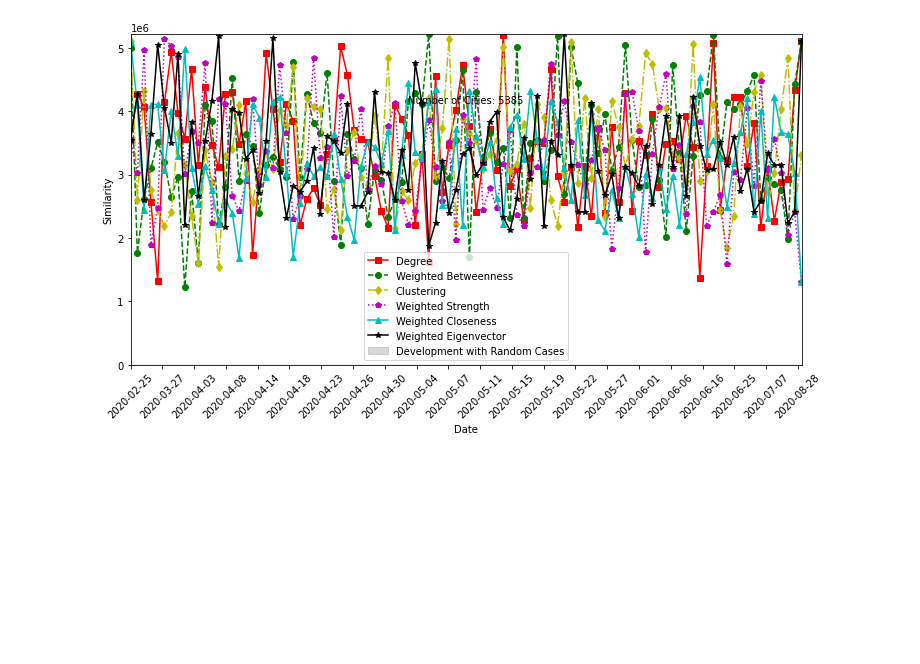
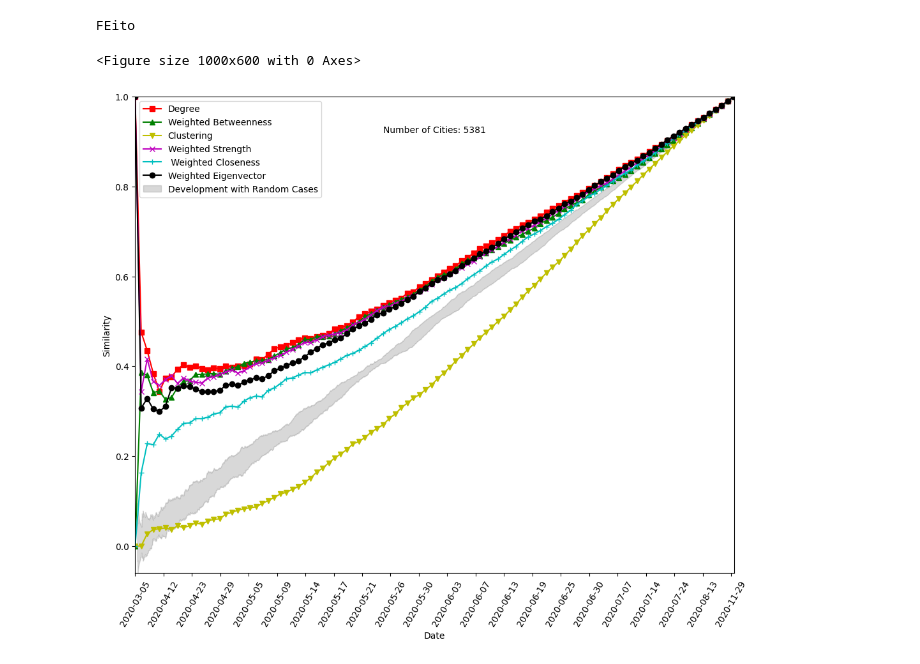
Before and after one commit to Romz16/Mob_COVID_project, a Jupyter notebook: Collection_Comparison.ipynb, the cells around one changed output. Saved outputs shown, nothing was run; the diff lists cells and outputs as text; code cells hidden in the pictures; blank space fills up the shorter version.

```diff
--- a/Collection_Comparison.ipynb
+++ b/Collection_Comparison.ipynb
@@ -5,10 +5,11 @@ import pandas as pd
 import matplotlib.pyplot as plt
 import numpy as np
 import random
+import csv
 from matplotlib import rc
 # Open the GraphML file and create a Graph object from it
 graph = Graph.Read_GraphML("Datas/networks/grafo_Peso_Geral.GraphML")
-min_cases = [1]
+min_cases = list(range(1, 61))
 boolQ= True
 # Initialize lists to store average similarity values for each column
 degrees_integral = []
@@ -17,6 +18,8 @@ clustering_integral = []
 strength_integral = []
 closeness_w_integral = []
 eignv_w_integral = []
+Random_mean_integral = []
+Random_std_integral = []
 
 degrees_avg = []
 betweenness_avg = []
@@ -105,10 +108,8 @@ def compare_random(metrics_matrix):
         col2_elements = set(metrics_matrix[:i, 0].astype(float))
         intersection = col1_elements.intersection(col2_elements)
         similarity_percentage = (len(intersection) / len(col1_elements))
-
         result.append(similarity_percentage)
     return result
-
 
 def compare_columns(metrics_matrix, col_idx):
     # Select the columns from the matrices
@@ -119,7 +120,6 @@ def compare_columns(metrics_matrix, col_idx):
         col1_elements = set(Id_matrix_covid[:i])
 
         col2_elements = set(aux[:i, 0].astype(float))
-
         intersection = col1_elements.intersection(col2_elements)
         similarity_percentage = (len(intersection) / len(col1_elements))
 
@@ -127,12 +127,16 @@ def compare_columns(metrics_matrix, col_idx):
     return result
 
 def calculate_random_metric_averages(data_matrix):
+
     Mselected_data = data_matrix.copy()
-    np.random.shuffle(Mselected_data)
+    # Extraia a segunda coluna (coluna 'geocode')
+    # Embaralhe a lista de geocodes
+    for _ in range(10):
+        np.random.shuffle(Mselected_data)
+    # Atualize a segunda coluna com os geocodes embaralhados
     similarity = compare_random(Mselected_data)
     result_data = {
-        "Similarity": similarity,
-        "date":matrix_covid_dates}
+        "Similarity": similarity}
     result_date_df = pd.DataFrame(result_data)
     result_date_df['id'] = range(1, len(result_date_df) + 1)
     excel_name = "random_metric_averages.xlsx"
@@ -238,58 +253,63 @@ if len(min_cases)>1:
         covidID_list = filter_records2(metrics_list,covidID_list)
         metrics_matrix = np.array(metrics_list, dtype=float)
         covid_matrix = np.array(covidID_list)
-    # Receive the size of the metrics matrix to match the size of the matrices
+        # Receive the size of the metrics matrix to match the size of the matrices
         matrix_size = len(metrics_matrix)
-        #matrix_size = 100
         matrix_covid_dates = covid_matrix[:matrix_size, 0]
         Id_matrix_covid = covid_matrix[:matrix_size, 1].astype(float)
-        result_list = [calculate_random_metric_averages(metrics_matrix) for _ in range(10)]
+        result_list = [calculate_random_metric_averages(metrics_matrix) for _ in range(500)]
         combined_table = pd.concat(result_list)
+        mean_table = combined_table.groupby('id').mean()
+        std_table = combined_table.groupby('id').std()
         # Calculate the similarity percentage for each metric
         degrees_similarity = compare_columns(metrics_matrix, 1)
         betweenness_similarity = compare_columns(metrics_matrix, 2)
         clustering_similarity = compare_columns(metrics_matrix, 3)
         strength_similarity = compare_columns(metrics_matrix, 4)
         closeness_w_similarity = compare_columns(metrics_matrix, 5)
         eignv_w_similarity = compare_columns(metrics_matrix, 6)
-
-        # Calculate the accumulated area under each curve
+        #Calculate the accumulated area under each curve
         degrees_integral.append(np.trapz(degrees_similarity, dx=1))
         betweenness_integral.append(np.trapz(betweenness_similarity, dx=1))
         clustering_integral.append(np.trapz(clustering_similarity, dx=1))
         strength_integral.append(np.trapz(strength_similarity, dx=1))
         closeness_w_integral.append(np.trapz(closeness_w_similarity, dx=1))
         eignv_w_integral.append(np.trapz(eignv_w_similarity, dx=1))
+        Random_mean_integral.append(np.trapz(mean_table,dx=1))
+        Random_std_integral.append(np.trapz(std_table,dx=1))
        # Calculate average similarity values for each column
-        degrees_avg.append(np.mean(degrees_similarity))
-        betweenness_avg.append(np.mean(betweenness_similarity))
-        clustering_avg.append(np.mean(clustering_similarity))
-        strength_avg.append(np.mean(strength_similarity))
-        closeness_w_avg.append(np.mean(closeness_w_similarity))
-        eignv_w_avg.append(np.mean(eignv_w_similarity))
+        # degrees_avg.append(np.mean(degrees_similarity))
+        # betweenness_avg.append(np.mean(betweenness_similarity))
+        # clustering_avg.append(np.mean(clustering_similarity))
+        # strength_avg.append(np.mean(strength_similarity))
+        # closeness_w_avg.append(np.mean(closeness_w_similarity))
+        # eignv_w_avg.append(np.mean(eignv_w_similarity))
     graph_plot_minimum_casesXMedia()
 else:
     # Receive lists with filtered IDs
     covidID_list = filter_cases("Datas/Pre-processed/cases-brazil-cities-time_2020.csv", min_cases[0])
     metrics_list = filter_records(get_matrix(), covidID_list)
     covidID_list = filter_records2(metrics_list,covidID_list)
     metrics_matrix = np.array(metrics_list, dtype=float)
     covid_matrix = np.array(covidID_list)
-    # Receive the size of the metrics matrix to match the size of the matrices
+    #Receive the size of the metrics matrix to match the size of the matrices
     matrix_size = len(metrics_matrix)
-    #matrix_size = 100
+    #matrix_size = 10
     matrix_covid_dates = covid_matrix[:matrix_size, 0]
     Id_matrix_covid = covid_matrix[:matrix_size, 1].astype(float)
-    result_list = [calculate_random_metric_averages(metrics_matrix) for _ in range(10)]
+    result_list = [calculate_random_metric_averages(Id_matrix_covid) for _ in range(400)]
     combined_table = pd.concat(result_list)
     # Calculate the similarity percentage for each metric
-    degrees_similarity = metrics_matrix[:, 0][metrics_matrix[:, 1].argsort()[::-1]]
-    betweenness_similarity = metrics_matrix[:, 0][metrics_matrix[:, 2].argsort()[::-1]]
-    clustering_similarity = metrics_matrix[:, 0][metrics_matrix[:, 3].argsort()[::-1]]
-    strength_similarity = metrics_matrix[:, 0][metrics_matrix[:, 4].argsort()[::-1]]
-    closeness_w_similarity = metrics_matrix[:, 0][metrics_matrix[:, 5].argsort()[::-1]]
-    eignv_w_similarity = metrics_matrix[:, 0][metrics_matrix[:, 6].argsort()[::-1]]
-graph_plot_DateXMetrics(255,min_cases[0],matrix_size)
+    degrees_similarity = compare_columns(metrics_matrix, 1)
+    betweenness_similarity = compare_columns(metrics_matrix, 2)
+    clustering_similarity = compare_columns(metrics_matrix, 3)
+    strength_similarity = compare_columns(metrics_matrix, 4)
+    closeness_w_similarity = compare_columns(metrics_matrix, 5)
+    eignv_w_similarity = compare_columns(metrics_matrix, 6)
+#graph_plot_DateXMetrics(255,min_cases[0],matrix_size)
+#setUp_comparsion_table(min_cases[0])
 #print(degrees_similarity)
 # %% [output]
+FEito
+<Figure size 1000x600 with 0 Axes>
-[figure, old version]
+[figure, new version]
```
Also changed, not shown: parts of 1 cell of this notebook, 42 other files.
